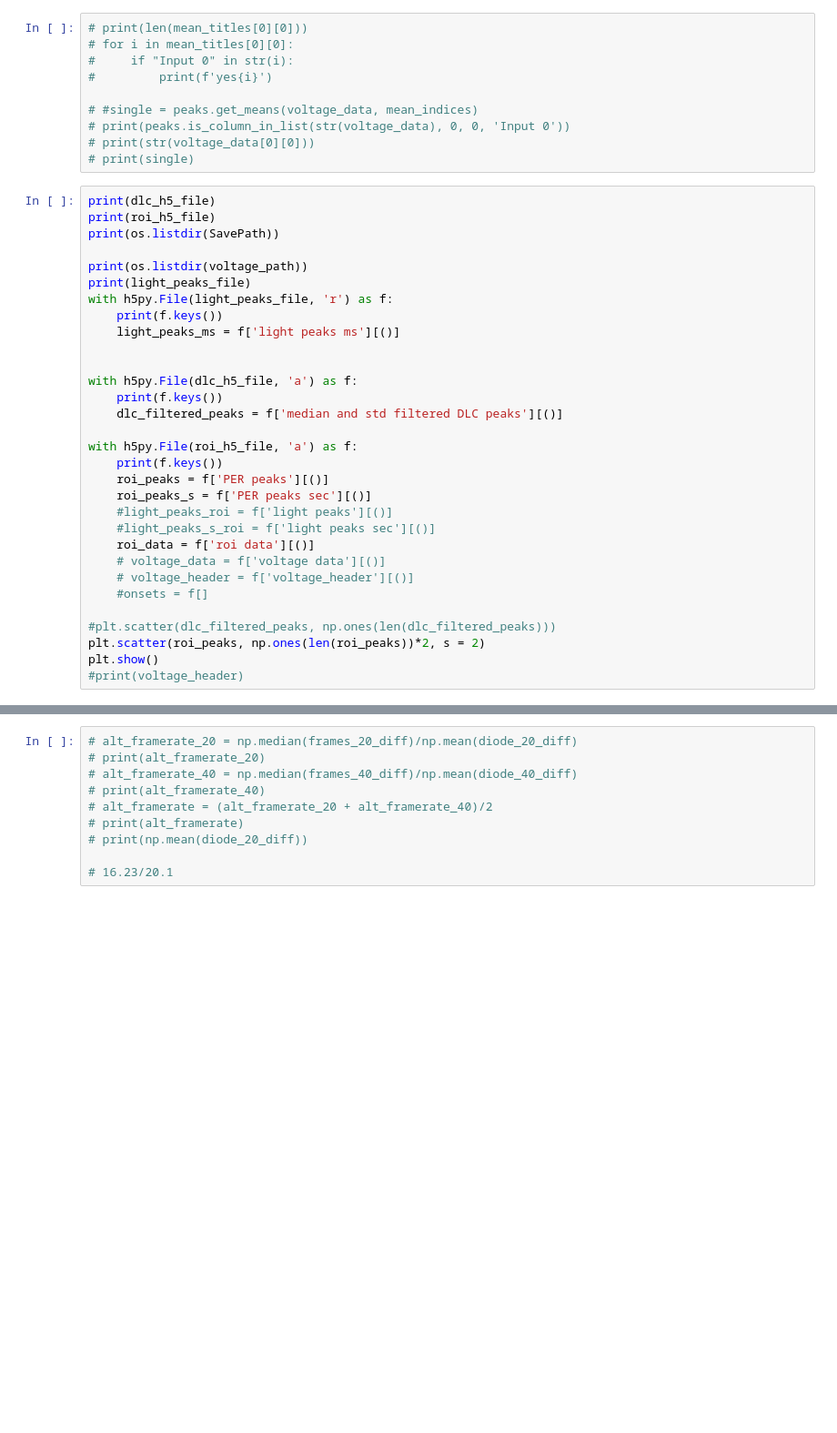
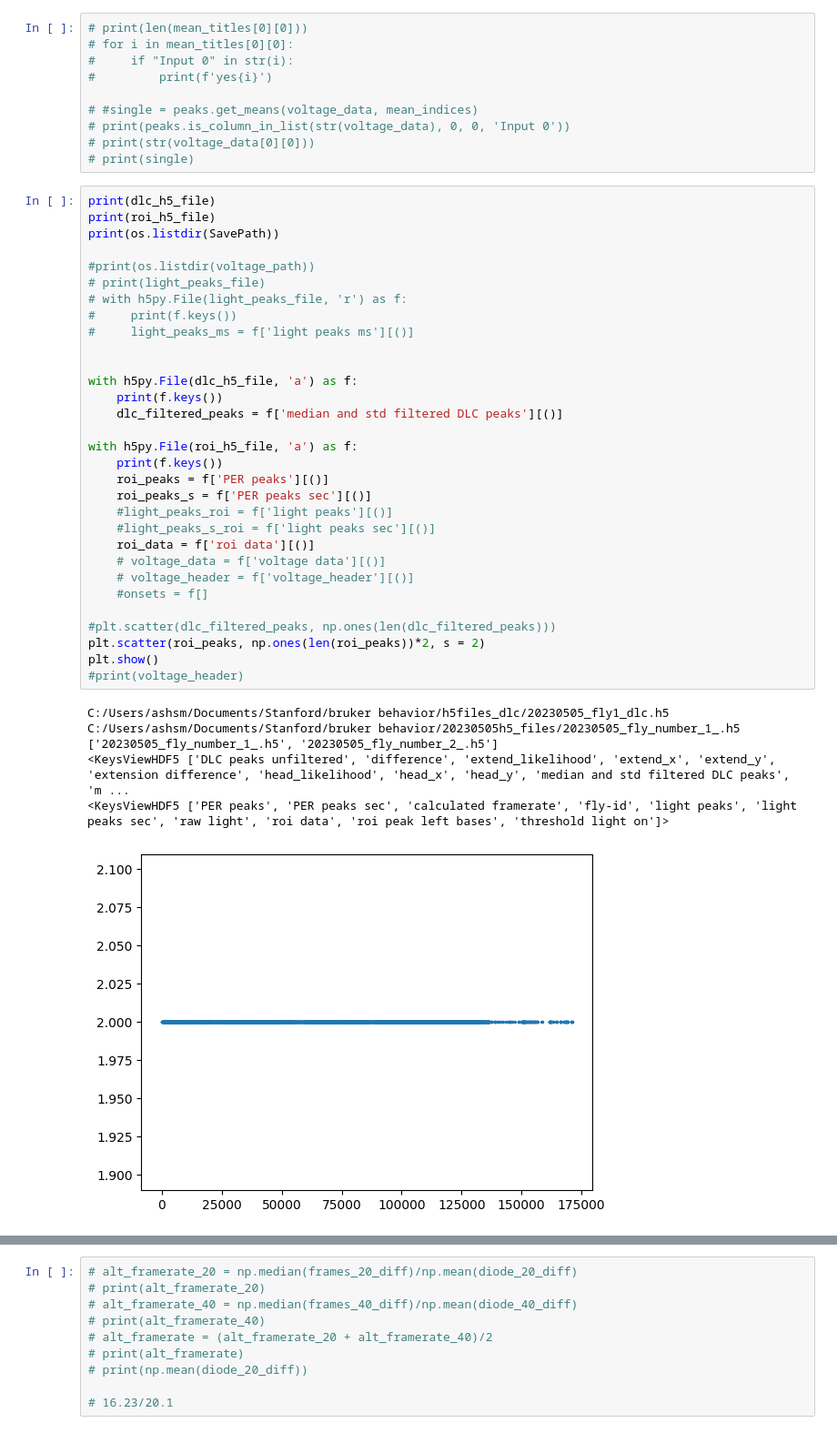
Before and after one commit to ashley-smart/PER-processing, a Jupyter notebook: testing_PER_behavior_623.ipynb, the cells around one changed output, grey strips where cells are left out. Shown at 91% size. Cells and saved outputs as stored; diff of their text form; blank space fills up the shorter version.

```diff
--- a/testing_PER_behavior_623.ipynb
+++ b/testing_PER_behavior_623.ipynb
@@ -361,34 +482,41 @@ plt.scatter(raw_roi_diff, range(len(raw_roi_diff)))
 # %%
 print(dlc_h5_file)
 print(roi_h5_file)
 print(os.listdir(SavePath))
 
-print(os.listdir(voltage_path))
-print(light_peaks_file)
-with h5py.File(light_peaks_file, 'r') as f:
-    print(f.keys())
-    light_peaks_ms = f['light peaks ms'][()]
+#print(os.listdir(voltage_path))
+# print(light_peaks_file)
+# with h5py.File(light_peaks_file, 'r') as f:
+#     print(f.keys())
+#     light_peaks_ms = f['light peaks ms'][()]
 
 
 with h5py.File(dlc_h5_file, 'a') as f:
     print(f.keys())
     dlc_filtered_peaks = f['median and std filtered DLC peaks'][()]
 
 with h5py.File(roi_h5_file, 'a') as f:
     print(f.keys())
     roi_peaks = f['PER peaks'][()]
     roi_peaks_s = f['PER peaks sec'][()]
     #light_peaks_roi = f['light peaks'][()]
     #light_peaks_s_roi = f['light peaks sec'][()]
     roi_data = f['roi data'][()]
     # voltage_data = f['voltage data'][()]
     # voltage_header = f['voltage_header'][()]
     #onsets = f[]
 
 #plt.scatter(dlc_filtered_peaks, np.ones(len(dlc_filtered_peaks)))
 plt.scatter(roi_peaks, np.ones(len(roi_peaks))*2, s = 2)
 plt.show()
 #print(voltage_header)
+# %% [output]
+C:/Users/ashsm/Documents/Stanford/bruker behavior/h5files_dlc/20230505_fly1_dlc.h5
+C:/Users/ashsm/Documents/Stanford/bruker behavior/20230505h5_files/20230505_fly_number_1_.h5
+['20230505_fly_number_1_.h5', '20230505_fly_number_2_.h5']
+<KeysViewHDF5 ['DLC peaks unfiltered', 'difference', 'extend_likelihood', 'extend_x', 'extend_y', 'extension difference', 'head_likelihood', 'head_x', 'head_y', 'median and std filtered DLC peaks', 'm ...
+<KeysViewHDF5 ['PER peaks', 'PER peaks sec', 'calculated framerate', 'fly-id', 'light peaks', 'light peaks sec', 'raw light', 'roi data', 'roi peak left bases', 'threshold light on']>
+[figure, added]
 # %%
 plt.scatter(dlc_filtered_peaks, np.ones(len(dlc_filtered_peaks)), color = 'red')
 plt.scatter(roi_peaks, np.ones(len(roi_peaks))*2)
```
Also changed, not shown: parts of 7 cells of this notebook, 3 other files.
